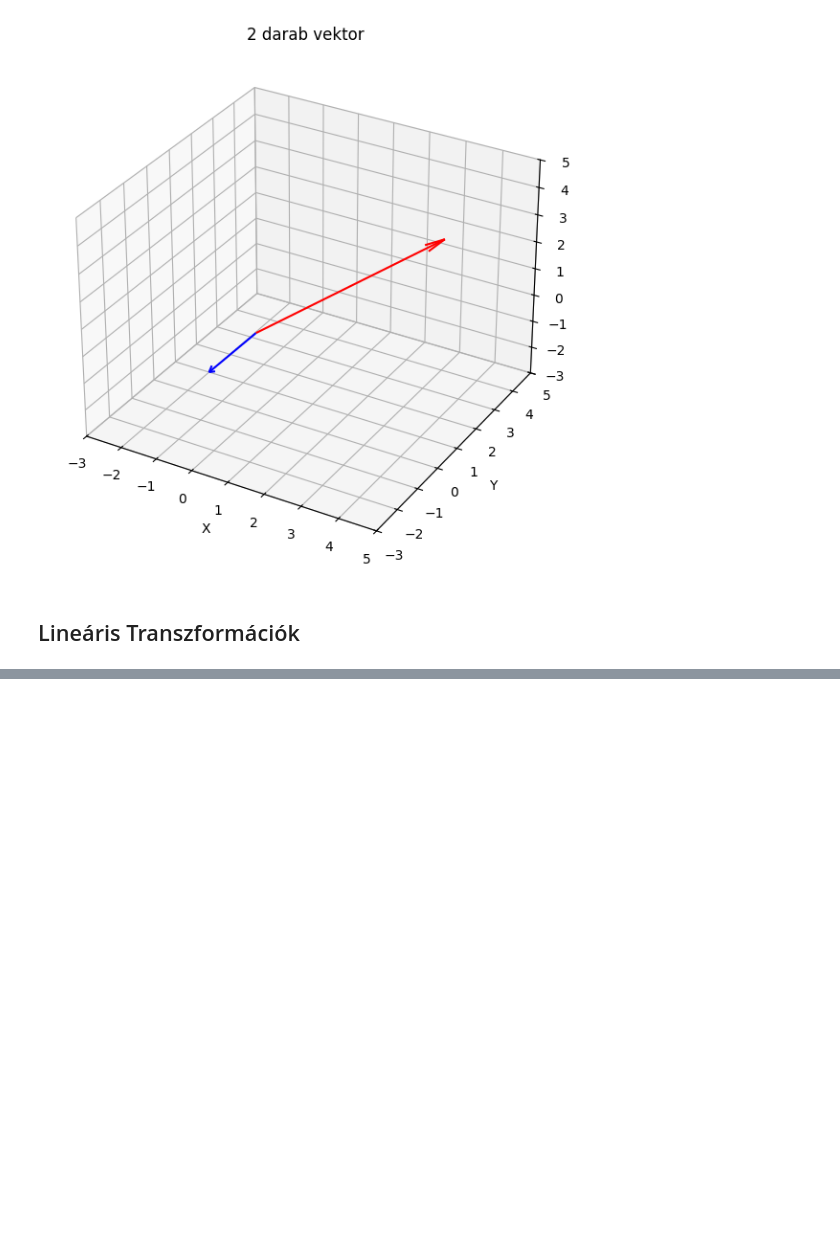
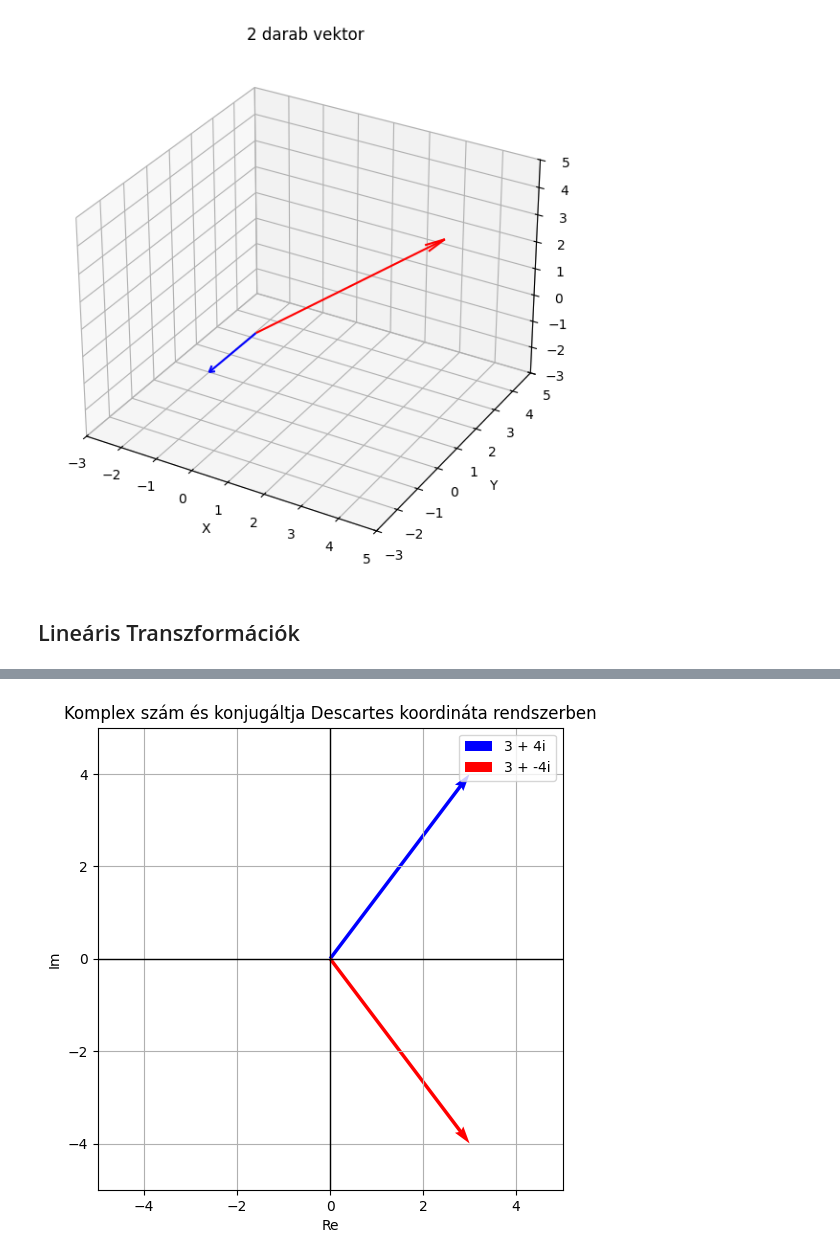
Before and after one commit to BBotond03/ATAMA_2025, a Jupyter notebook: ora_2-Linearis_transzformaciok/ora_2-Linearis_Transzformaciok.ipynb, the cells around one changed output, grey strips where cells are left out. Cells and saved outputs as stored; diff of their text form; code cells hidden in the pictures; blank space fills up the shorter version.

```diff
--- a/ora_2-Linearis_transzformaciok/ora_2-Linearis_Transzformaciok.ipynb
+++ b/ora_2-Linearis_transzformaciok/ora_2-Linearis_Transzformaciok.ipynb
@@ -198,6 +184,10 @@ class ComplexNumber:
         # hossz/abszolút érték
         return (self.real**2 + self.imag**2)**0.5
 
+    def angle(self):
+        # szöge
+        return np.arctan2(self.imag, self.real)
+
 # Használat
 z1 = ComplexNumber(3, 4)  # 3 + 4i
 z2 = ComplexNumber(1, 2)  # 1 + 2i
@@ -319,0 +441,26 @@ plt.show()
+# %%
+#z1 = ComplexNumber(3, 4)  # 3 + 4i
+#z5 = z1.conjugate()
+
+# z1-et és annak konjugáltját z5-öt használom, ezeket feljebb definiáltuk
+
+plt.figure(figsize=(6,6))
+
+plt.quiver(0, 0, z1.real, z1.imag, angles='xy', scale_units='xy', scale=1, color='b', label=z1.toString())
+plt.quiver(0, 0, z5.real, z5.imag, angles='xy', scale_units='xy', scale=1, color='r', label=z5.toString())
+
+
+plt.xlim(-5, 5)
+plt.ylim(-5, 5)
+plt.axhline(0, color='black',linewidth=1)
+plt.axvline(0, color='black',linewidth=1) # kozmetika csak
+plt.xlabel('Re')
+plt.ylabel('Im')
+plt.title('Komplex szám és konjugáltja Descartes koordináta rendszerben')
+
+plt.grid(True)
+plt.legend()
+
+plt.show()
+# %% [output]
+[figure, added]
```
Also changed, not shown: parts of 32 cells of this notebook.
